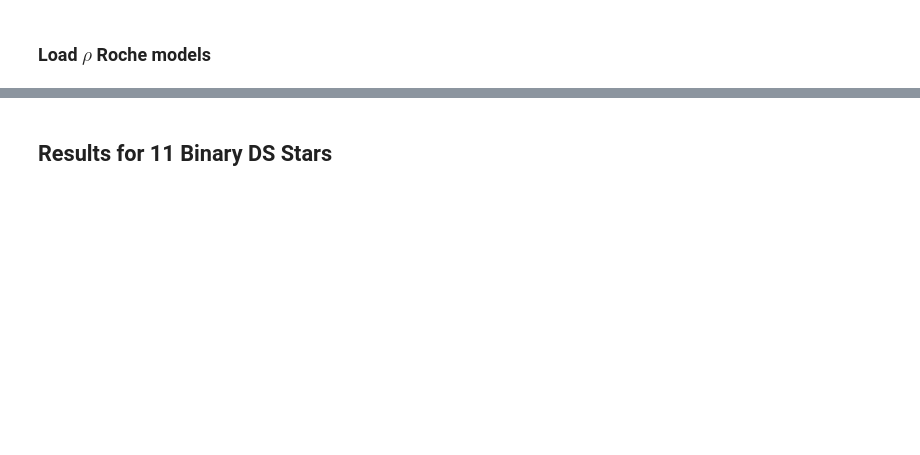
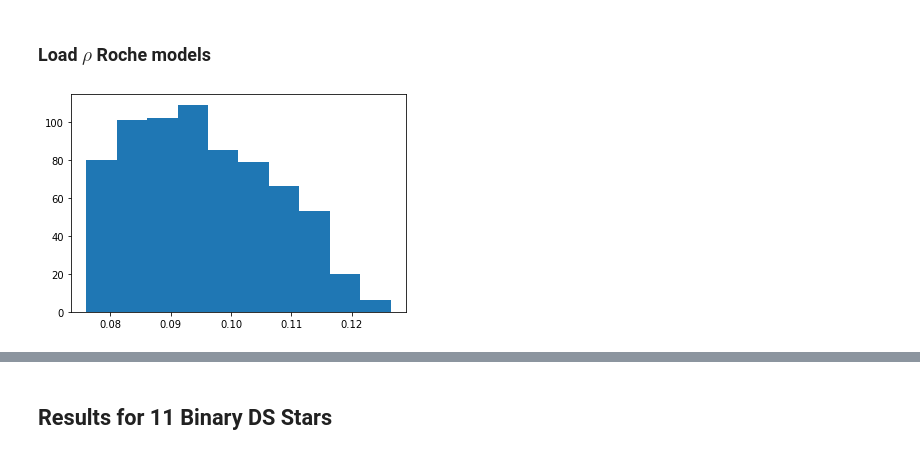
Before and after one commit to rmaestre/NN-Asteroseismology, a Jupyter notebook: astronn/notebooks/inferences.ipynb, the cells around one changed output, grey strips where cells are left out. Cells and saved outputs as stored; diff of their text form; code cells hidden in the pictures; blank space fills up the shorter version.

```diff
--- a/astronn/notebooks/inferences.ipynb
+++ b/astronn/notebooks/inferences.ipynb
@@ -46,29 +117,31 @@ sepconv_mod.summary()
 # %%
 models = pd.read_csv(
     "/home/roberto/Downloads/evolutionTracks_line_rho_roche/models_params.csv",
     header=None,
     names=["Teff", "Dnu", "L_must", "rho_roche"],
 )
 
 
 def get_avg_rho_roche(teff, l, e_teff=300, e_l=1):
     """
     Get rho from Roche models by constrainning star models based
     on L and Teff. If there is not rsults, an adaptative search
     is performed
     """
     id_teff = models["Teff"].between(teff - e_teff, teff + e_teff, inclusive=True)
     id_l = models["L_must"].between(l - e_l, l + e_l, inclusive=True)
-    max_adaptative_iters = 5
+    max_adaptative_iters = 1
     iters_count = 0
     while len(models[(id_teff & id_l)]) == 0 and iters_count < max_adaptative_iters :
         e_teff += 300
         id_teff = models["Teff"].between(teff - e_teff, teff + e_teff, inclusive=True)
         iters_count += 1
         print(" ***warning, adaptative step performed on star models rho Roche search")
     return models[(id_teff & id_l)]["rho_roche"]
 
 plt.hist(get_avg_rho_roche(8920.860521, 60))
 plt.show()
+# %% [output]
+[figure, added]
 # %%
 models.head()
```
Also changed, not shown: parts of 19 cells of this notebook, 1 other file.
